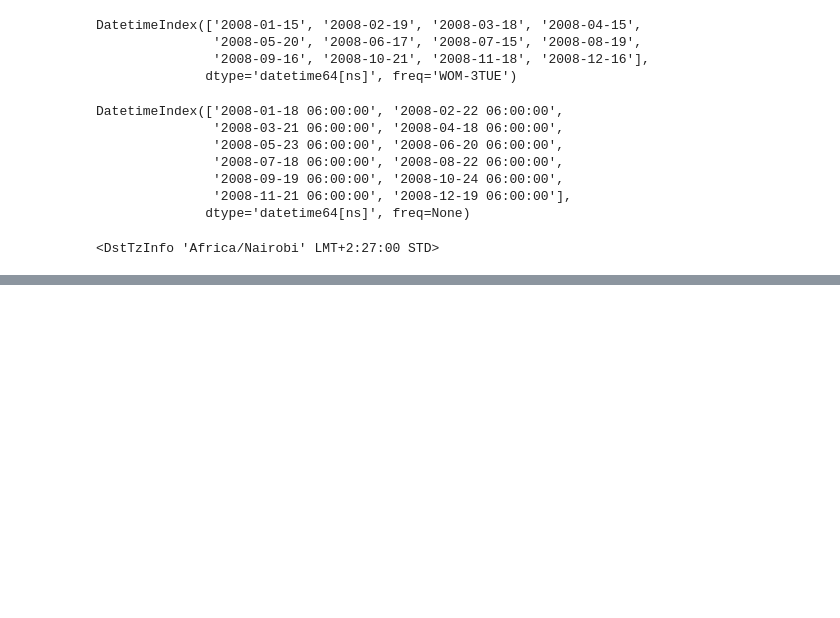
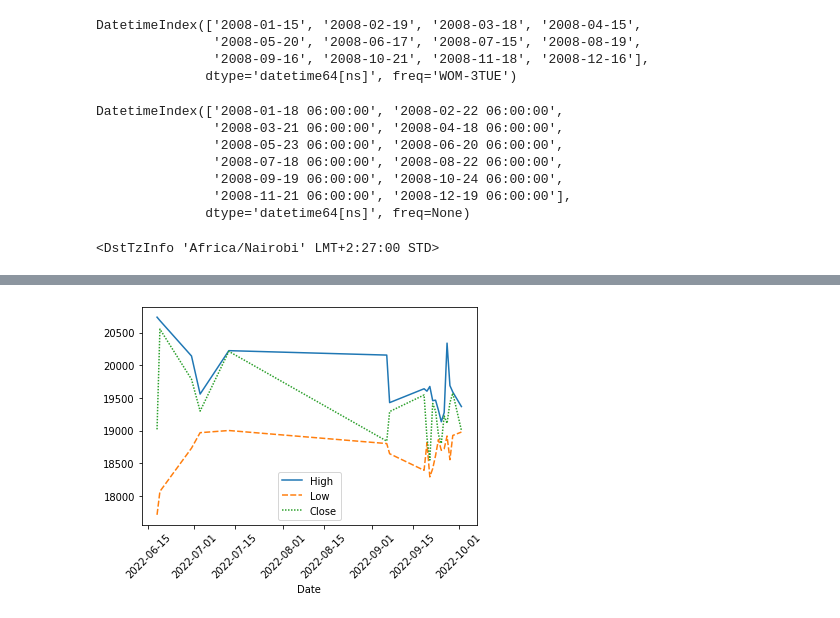
Before and after one commit to Denis04-M/data-wrangling-practise, a Jupyter notebook: practice.ipynb, the cells around one changed output, grey strips where cells are left out. Drawn from its saved outputs; the diff is of its cells as text; code cells hidden in the pictures; blank space fills up the shorter version.

```diff
--- a/practice.ipynb
+++ b/practice.ipynb
@@ -1243,0 +1292,5 @@ tz
+# %%
+import pandas_datareader.data as wb
+
+btc = wb.DataReader('BTC-USD', 'yahoo', start='2022-06-3', end='2022-10-03')
+btc
@@ -1243,0 +1322,3 @@ tz
+# %%
+btc_lows = (btc[btc['Low']<19000])
+btc_lows.sort_values('Low')
@@ -1243,0 +1344,7 @@ tz
+# %%
+import seaborn as sns
+
+plt = sns.lineplot(data=btc_lows[['High', 'Low', 'Close']])
+plt.tick_params(axis='x', rotation=45)
+# %% [output]
+[figure, added]
```
Also changed, not shown: parts of 9 cells of this notebook.
